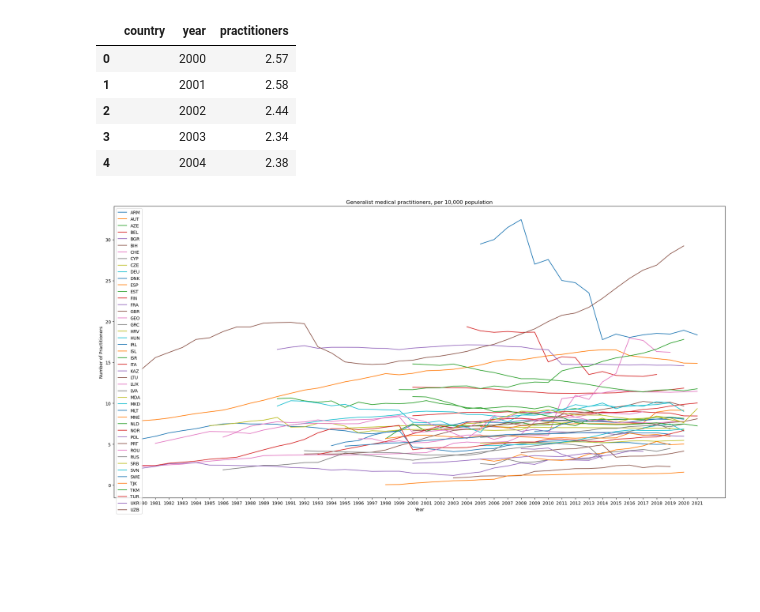
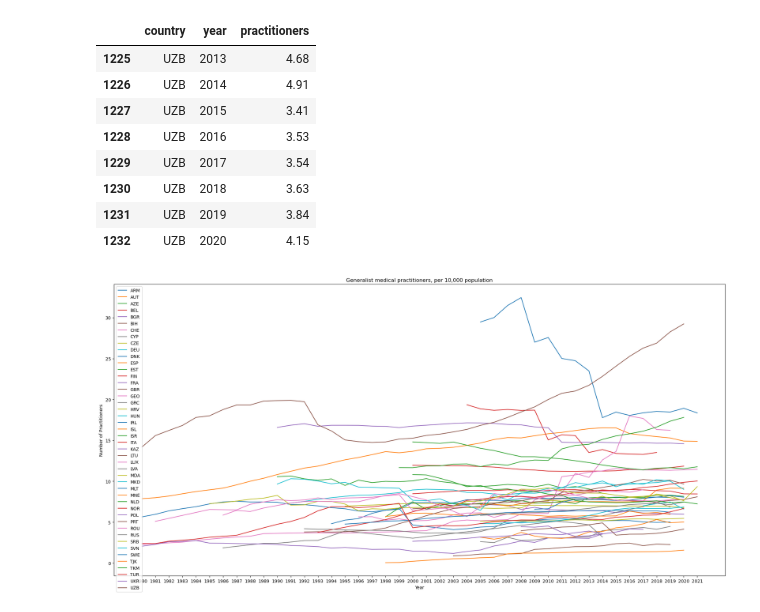
Before and after one commit to RemainingDelta/Care-Compass, a Jupyter notebook: datasets/preprocessed-datasets/DataCleaning_Arthur.ipynb, the cells around one changed output. Saved outputs shown, nothing was run; the diff lists cells and outputs as text; code cells hidden in the pictures; blank space fills up the shorter version.

```diff
--- a/datasets/preprocessed-datasets/DataCleaning_Arthur.ipynb
+++ b/datasets/preprocessed-datasets/DataCleaning_Arthur.ipynb
@@ -11,39 +11,42 @@ headers = {
 }
 
 url = f'https://dw.euro.who.int/api/v3/measures/HLTHRES_67?output=data'
 
 url_text = requests.get(url, headers=headers).text
 
 result = json.loads(url_text)
 #print(result)
 
 data = result['data']
 
 #print(data)
 df_practitioners = pd.DataFrame()
 final_dict = dict()
 
 for item in data:
 
     final_dict['country'] = item['dimensions']['COUNTRY']
     #final_dict['country_grp'] = item['dimensions']['COUNTRY_GRP']
     final_dict['year'] = item['dimensions']['YEAR']
     final_dict['practitioners'] = item['value']['numeric']
     series = pd.Series(final_dict)
     df_practitioners = pd.concat([df_practitioners, series.to_frame().T], ignore_index = True)
 
 
 
 #print(series)
 #pd.set_option('display.max_rows', None)
-df_practitioners.head()
+df_practitioners.tail(8)
 # %% [output]
 |  | country | year | practitioners |
-| 0 |  | 2000 | 2.57 |
-| 1 |  | 2001 | 2.58 |
-| 2 |  | 2002 | 2.44 |
-| 3 |  | 2003 | 2.34 |
-| 4 |  | 2004 | 2.38 |
+| 1225 | UZB | 2013 | 4.68 |
+| 1226 | UZB | 2014 | 4.91 |
+| 1227 | UZB | 2015 | 3.41 |
+| 1228 | UZB | 2016 | 3.53 |
+| 1229 | UZB | 2017 | 3.54 |
+| 1230 | UZB | 2018 | 3.63 |
+| 1231 | UZB | 2019 | 3.84 |
+| 1232 | UZB | 2020 | 4.15 |
 # %%
 import plotly.express as px
 df_practitioners2 = df_practitioners.iloc[166:]
```
Also changed, not shown: 1 other file.
